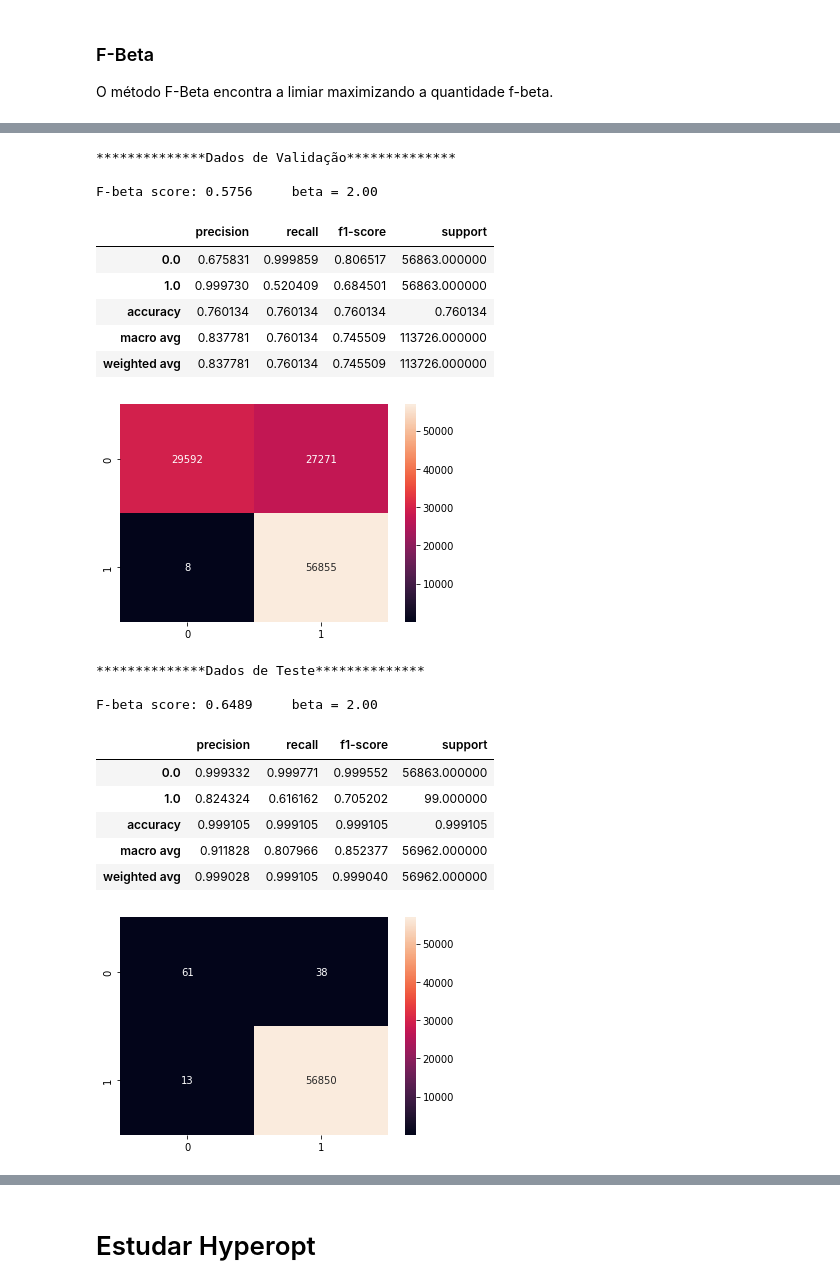
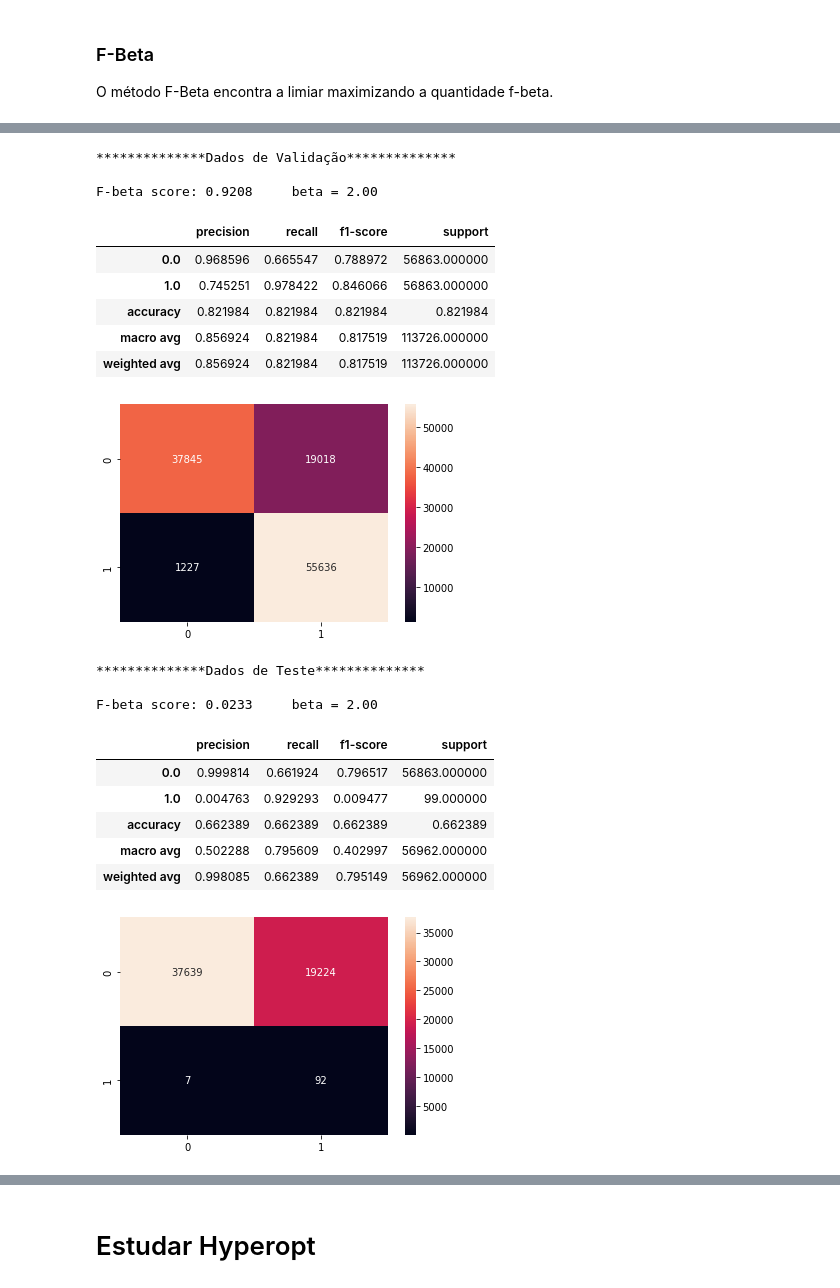
Before and after one commit to Gabriel-Stella/Credit_Card_Fraud, a Jupyter notebook: Credit_Card_Fraud.ipynb, the cells around one changed output, grey strips where cells are left out. Saved outputs shown, nothing was run; the diff lists cells and outputs as text; code cells hidden in the pictures.

```diff
--- a/Credit_Card_Fraud.ipynb
+++ b/Credit_Card_Fraud.ipynb
@@ -442,12 +446,12 @@ Area Under the Curve: 0.9219
 # %%
 val_prob = predict_prob(X_val_sc)
 val_prob = val_prob[:,1]
-y_val_pred = (val_prob>=threshold).astype(float)
+y_val_pred_fbeta = (val_prob>=threshold).astype(float)
 
 
 test_prob = predict_prob(X_test_sc)
 test_prob = test_prob[:,1]
-y_test_pred = (test_prob>=threshold).astype(float)
+y_test_pred_fbeta = (test_prob>=threshold).astype(float)
 # %%
 from sklearn.metrics import classification_report
 from sklearn.metrics import confusion_matrix
@@ -503,17 +585,18 @@ X_nf_train_sc = sc_X.transform(X_nf_train)
 # %%
-from sklearn.ensemble import IsolationForest
-clf = IsolationForest(n_estimators=0,max_features=5,warm_start=True)
+clf = IsolationForest(n_estimators=0,max_features=4,warm_start=True)
+
+n_splits = 5
 
 np.random.seed(101)
 idx = np.array(range(len(X_nf_train_sc)))
 np.random.shuffle(idx)
-splits = np.split(idx,3)
+splits = np.array_split(idx,n_splits)
 np.random.seed(None)
 
 
 k = 1
 for idx in splits:
-    clf.set_params(n_estimators=k*200)
+    clf.set_params(n_estimators=k*100)
     clf.fit(X_nf_train_sc[idx])
     k += 1
 prob_val = -clf.score_samples(X_val_sc)
@@ -558,9 +640,0 @@ Area Under the Curve: 0.9497
-# %%
-val_prob = predict_prob(X_val_sc)
-val_prob = val_prob[:,1]
-y_val_pred = (val_prob>=threshold).astype(float)
-
-
-test_prob = predict_prob(X_test_sc)
-test_prob = test_prob[:,1]
-y_test_pred = (test_prob>=threshold).astype(float)
@@ -667,44 +737,45 @@ y_test_pred = (test_prob>=threshold).astype(float)
+# %%
+y_val_pred_fbeta = (prob_val>=threshold).astype(float)
+
+
+y_test_pred_fbeta = (prob_test>=threshold).astype(float)
 # %%
-from sklearn.metrics import classification_report
-from sklearn.metrics import confusion_matrix
-
-
 print("**************Dados de Validação**************\n")
 beta = 2
-print("F-beta score: %1.4f"%fbeta_score(y_val.reshape(-1),y_val_pred,beta=beta),'\t beta = %1.2f'%beta)
+print("F-beta score: %1.4f"%fbeta_score(y_val.reshape(-1),y_val_pred_fbeta,beta=beta),'\t beta = %1.2f'%beta)
 
-display(pd.DataFrame(classification_report(y_val.reshape(-1),y_val_pred,digits=2,output_dict=True)).T)
+display(pd.DataFrame(classification_report(y_val.reshape(-1),y_val_pred_fbeta,digits=2,output_dict=True)).T)
 
-sns.heatmap(confusion_matrix(y_val.reshape(-1),y_val_pred,labels=[1.,0.]),annot=True,fmt='1.0f')
+sns.heatmap(confusion_matrix(y_val.reshape(-1),y_val_pred_fbeta,labels=[0.,1.]),annot=True,fmt='1.0f')
 plt.show()
 # %% [output]
 **************Dados de Validação**************
 
-F-beta score: 0.5756     beta = 2.00
+F-beta score: 0.9208     beta = 2.00
 |  | precision | recall | f1-score | support |
-| 0.0 | 0.675831 | 0.999859 | 0.806517 | 56863.000000 |
-| 1.0 | 0.999730 | 0.520409 | 0.684501 | 56863.000000 |
-| accuracy | 0.760134 | 0.760134 | 0.760134 | 0.760134 |
-| macro avg | 0.837781 | 0.760134 | 0.745509 | 113726.000000 |
-| weighted avg | 0.837781 | 0.760134 | 0.745509 | 113726.000000 |
+| 0.0 | 0.968596 | 0.665547 | 0.788972 | 56863.000000 |
+| 1.0 | 0.745251 | 0.978422 | 0.846066 | 56863.000000 |
+| accuracy | 0.821984 | 0.821984 | 0.821984 | 0.821984 |
+| macro avg | 0.856924 | 0.821984 | 0.817519 | 113726.000000 |
+| weighted avg | 0.856924 | 0.821984 | 0.817519 | 113726.000000 |
-[figure, old version]
+[figure, new version]
 # %%
 print("**************Dados de Teste**************\n")
 beta = 2
-print("F-beta score: %1.4f"%fbeta_score(y_test.reshape(-1),y_test_pred,beta=beta),'\t beta = %1.2f'%beta)
+print("F-beta score: %1.4f"%fbeta_score(y_test.reshape(-1),y_test_pred_fbeta,beta=beta),'\t beta = %1.2f'%beta)
 
-display(pd.DataFrame(classification_report(y_test.reshape(-1),y_test_pred,digits=2,output_dict=True)).T)
+display(pd.DataFrame(classification_report(y_test.reshape(-1),y_test_pred_fbeta,digits=2,output_dict=True)).T)
 
-sns.heatmap(confusion_matrix(y_test.reshape(-1),y_test_pred,labels=[1.,0.]),annot=True,fmt='1.0f')
+sns.heatmap(confusion_matrix(y_test.reshape(-1),y_test_pred_fbeta,labels=[0.,1.]),annot=True,fmt='1.0f')
 plt.show()
 # %% [output]
 **************Dados de Teste**************
 
-F-beta score: 0.6489     beta = 2.00
+F-beta score: 0.0233     beta = 2.00
 |  | precision | recall | f1-score | support |
-| 0.0 | 0.999332 | 0.999771 | 0.999552 | 56863.000000 |
-| 1.0 | 0.824324 | 0.616162 | 0.705202 | 99.000000 |
-| accuracy | 0.999105 | 0.999105 | 0.999105 | 0.999105 |
-| macro avg | 0.911828 | 0.807966 | 0.852377 | 56962.000000 |
-| weighted avg | 0.999028 | 0.999105 | 0.999040 | 56962.000000 |
+| 0.0 | 0.999814 | 0.661924 | 0.796517 | 56863.000000 |
+| 1.0 | 0.004763 | 0.929293 | 0.009477 | 99.000000 |
+| accuracy | 0.662389 | 0.662389 | 0.662389 | 0.662389 |
+| macro avg | 0.502288 | 0.795609 | 0.402997 | 56962.000000 |
+| weighted avg | 0.998085 | 0.662389 | 0.795149 | 56962.000000 |
-[figure, old version]
+[figure, new version]
```
Also changed, not shown: parts of 29 cells of this notebook.
